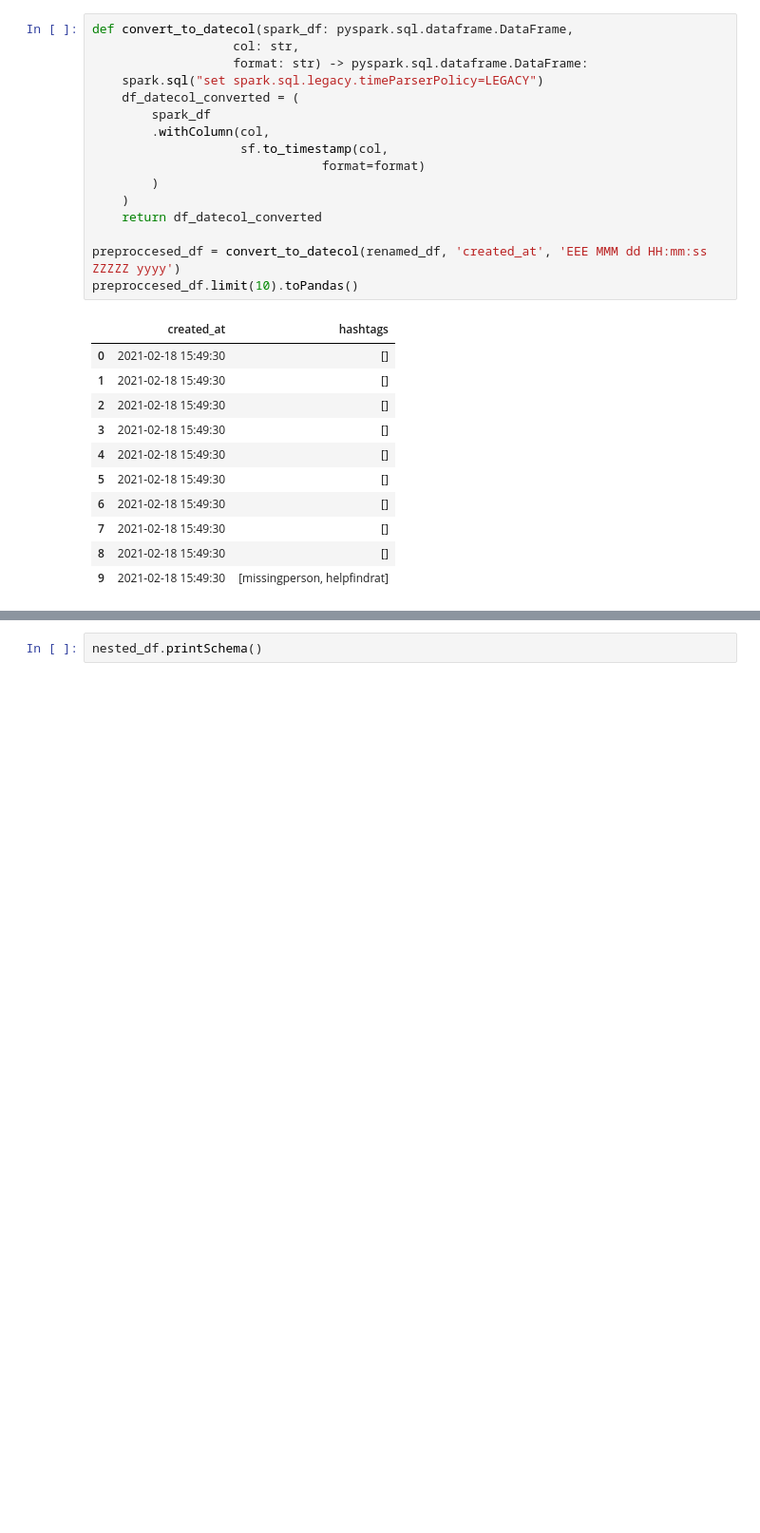
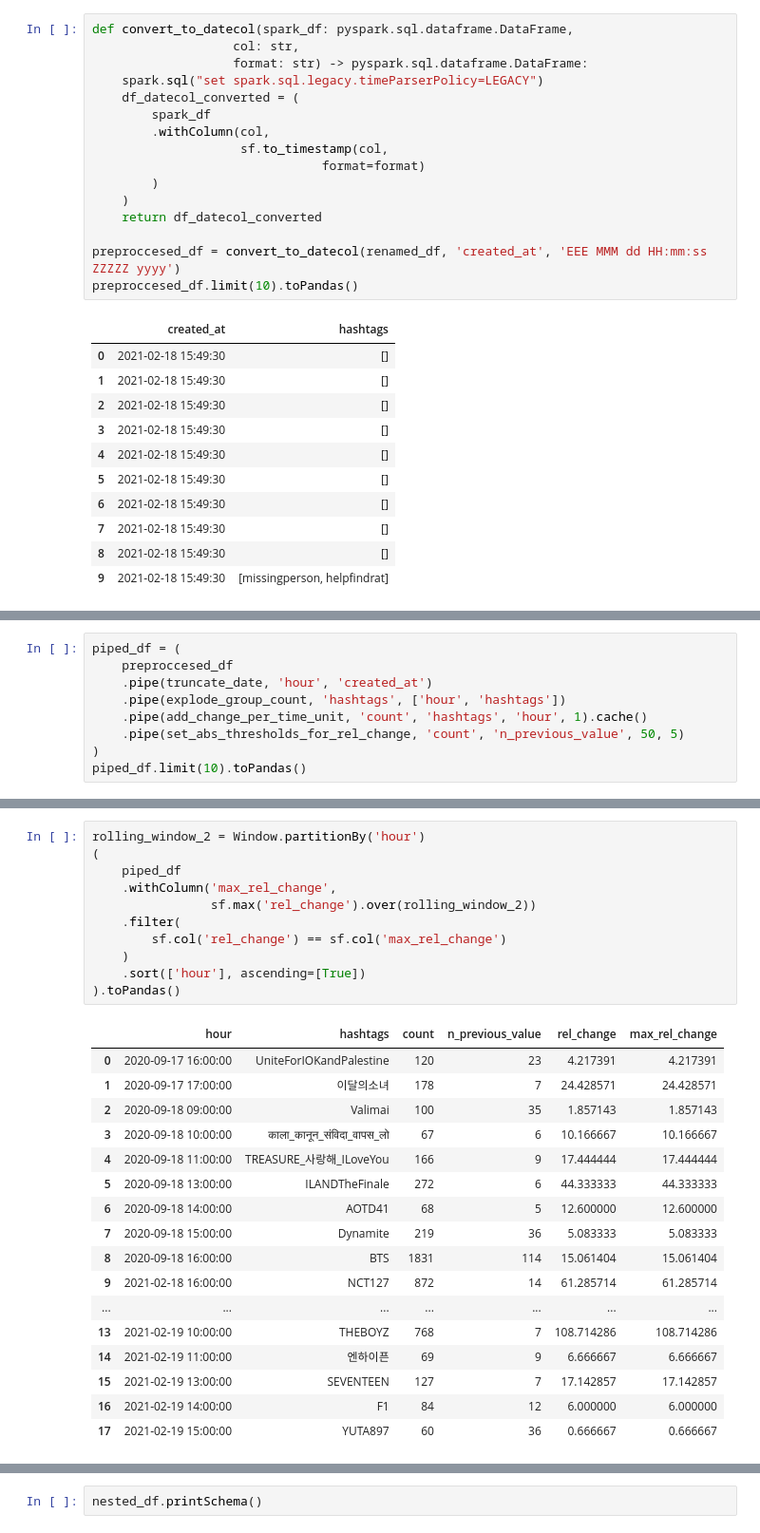
Before and after one commit to sTomerG/trending_twitter_pyspark, a Jupyter notebook: notebook.ipynb, the cells around one changed output, grey strips where cells are left out. Shown at 95% size. Drawn from its saved outputs; the diff is of its cells as text; blank space fills up the shorter version.

```diff
--- a/notebook.ipynb
+++ b/notebook.ipynb
@@ -150,0 +110,9 @@ def truncate_date(spark_df,
+# %%
+piped_df = (
+    preproccesed_df
+    .pipe(truncate_date, 'hour', 'created_at')
+    .pipe(explode_group_count, 'hashtags', ['hour', 'hashtags'])
+    .pipe(add_change_per_time_unit, 'count', 'hashtags', 'hour', 1).cache()
+    .pipe(set_abs_thresholds_for_rel_change, 'count', 'n_previous_value', 50, 5)
+)
+piped_df.limit(10).toPandas()
@@ -150,0 +132,29 @@ def truncate_date(spark_df,
+# %%
+rolling_window_2 = Window.partitionBy('hour')
+(
+    piped_df
+    .withColumn('max_rel_change',
+                sf.max('rel_change').over(rolling_window_2))
+    .filter(
+        sf.col('rel_change') == sf.col('max_rel_change')
+    )
+    .sort(['hour'], ascending=[True])
+).toPandas()
+# %% [output]
+|  | hour | hashtags | count | n_previous_value | rel_change | max_rel_change |
+| 0 | 2020-09-17 16:00:00 | UniteForIOKandPalestine | 120 | 23 | 4.217391 | 4.217391 |
+| 1 | 2020-09-17 17:00:00 | 이달의소녀 | 178 | 7 | 24.428571 | 24.428571 |
+| 2 | 2020-09-18 09:00:00 | Valimai | 100 | 35 | 1.857143 | 1.857143 |
+| 3 | 2020-09-18 10:00:00 | काला_कानून_संविदा_वापस_लो | 67 | 6 | 10.166667 | 10.166667 |
+| 4 | 2020-09-18 11:00:00 | TREASURE_사랑해_ILoveYou | 166 | 9 | 17.444444 | 17.444444 |
+| 5 | 2020-09-18 13:00:00 | ILANDTheFinale | 272 | 6 | 44.333333 | 44.333333 |
+| 6 | 2020-09-18 14:00:00 | AOTD41 | 68 | 5 | 12.600000 | 12.600000 |
+| 7 | 2020-09-18 15:00:00 | Dynamite | 219 | 36 | 5.083333 | 5.083333 |
+| 8 | 2020-09-18 16:00:00 | BTS | 1831 | 114 | 15.061404 | 15.061404 |
+| 9 | 2021-02-18 16:00:00 | NCT127 | 872 | 14 | 61.285714 | 61.285714 |
+| ... | ... | ... | ... | ... | ... | ... |
+| 13 | 2021-02-19 10:00:00 | THEBOYZ | 768 | 7 | 108.714286 | 108.714286 |
+| 14 | 2021-02-19 11:00:00 | 엔하이픈 | 69 | 9 | 6.666667 | 6.666667 |
+| 15 | 2021-02-19 13:00:00 | SEVENTEEN | 127 | 7 | 17.142857 | 17.142857 |
+| 16 | 2021-02-19 14:00:00 | F1 | 84 | 12 | 6.000000 | 6.000000 |
+| 17 | 2021-02-19 15:00:00 | YUTA897 | 60 | 36 | 0.666667 | 0.666667 |
```
Also changed, not shown: parts of 9 cells of this notebook, 10 other files.
